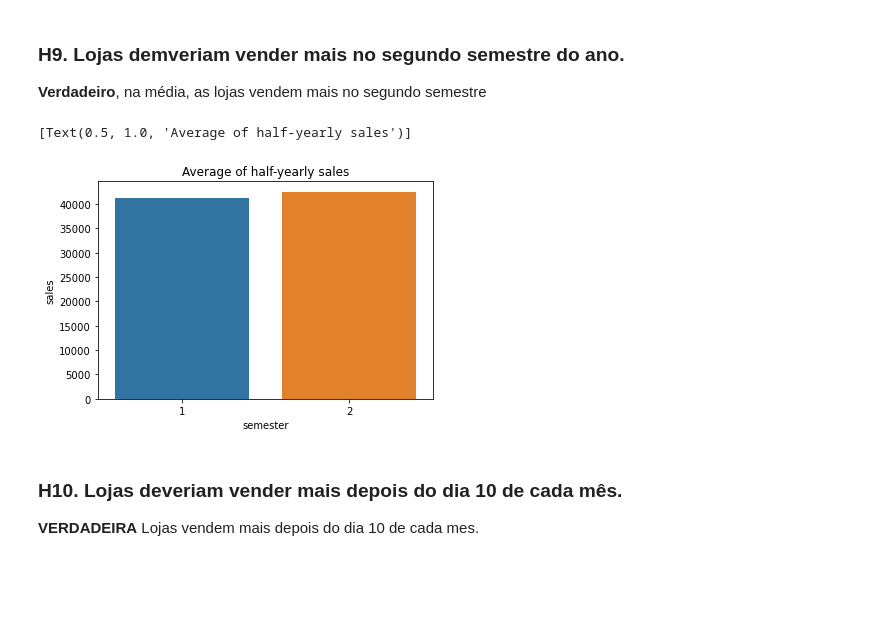
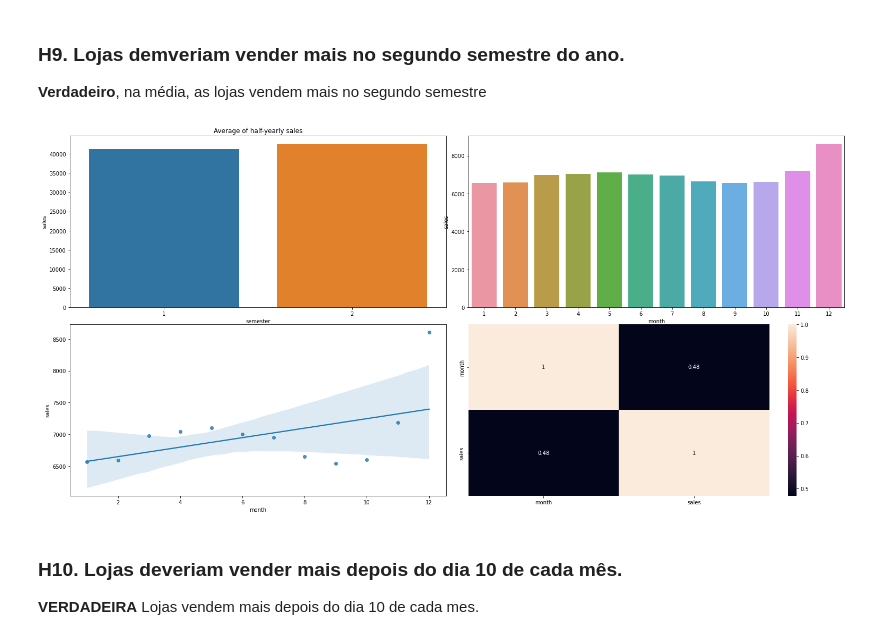
Before and after one commit to Leonamrsm/DS-em-Producao, a Jupyter notebook: Modulo_04/m04_v01_store_sales_prediction.ipynb, the cells around one changed output. Cells and saved outputs as stored; diff of their text form; code cells hidden in the pictures; blank space fills up the shorter version.

```diff
--- a/Modulo_04/m04_v01_store_sales_prediction.ipynb
+++ b/Modulo_04/m04_v01_store_sales_prediction.ipynb
@@ -679,16 +704,24 @@ sns.heatmap(aux1.corr(method='pearson'), annot=True, ax=ax[2])
 ### **H9.** Lojas demveriam vender mais no segundo semestre do ano.
 **Verdadeiro**, na média, as lojas vendem mais no segundo semestre
 # %%
+fig, ax = plt.subplots(2, 2, figsize=(21,10))
+fig.tight_layout()
+
 aux1 = df4[['month', 'sales']].groupby('month').mean().reset_index()
 avg_sales_first_sem = aux1[aux1['month'] <= 6]['sales'].sum()
 avg_sales_second_sem = aux1[aux1['month'] > 6]['sales'].sum()
 
 df= pd.DataFrame(data= {'sales': [avg_sales_first_sem, avg_sales_second_sem], 'semester': [1, 2]})
 
-sns.barplot(x='semester', y='sales', data =df).set(title='Average of half-yearly sales')
+sns.barplot(x='semester', y='sales', data =df, ax=ax[0,0]).set(title='Average of half-yearly sales')
+
+sns.barplot( x='month', y='sales', data=aux1 , ax=ax[0,1]);
+
+sns.regplot( x='month', y='sales', data=aux1, ax=ax[1,0]);
+
+sns.heatmap( aux1.corr( method='pearson' ), annot=True );
 # %% [output]
-[Text(0.5, 1.0, 'Average of half-yearly sales')]
-[figure, old version]
+[figure, new version]
 # %% [markdown]
 ### **H10.** Lojas deveriam vender mais depois do dia 10 de cada mês.
 
```
Also changed, not shown: parts of 14 cells of this notebook.
